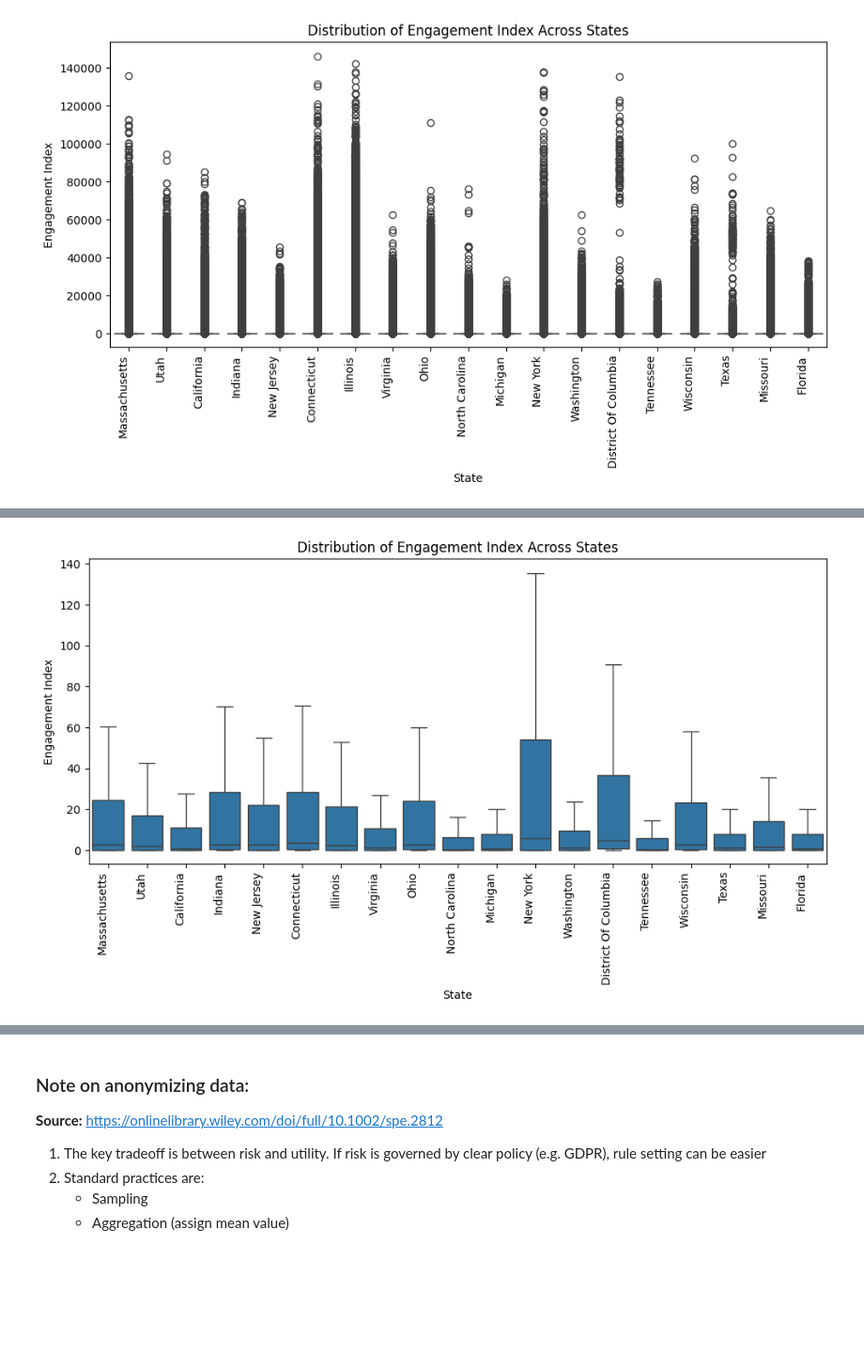
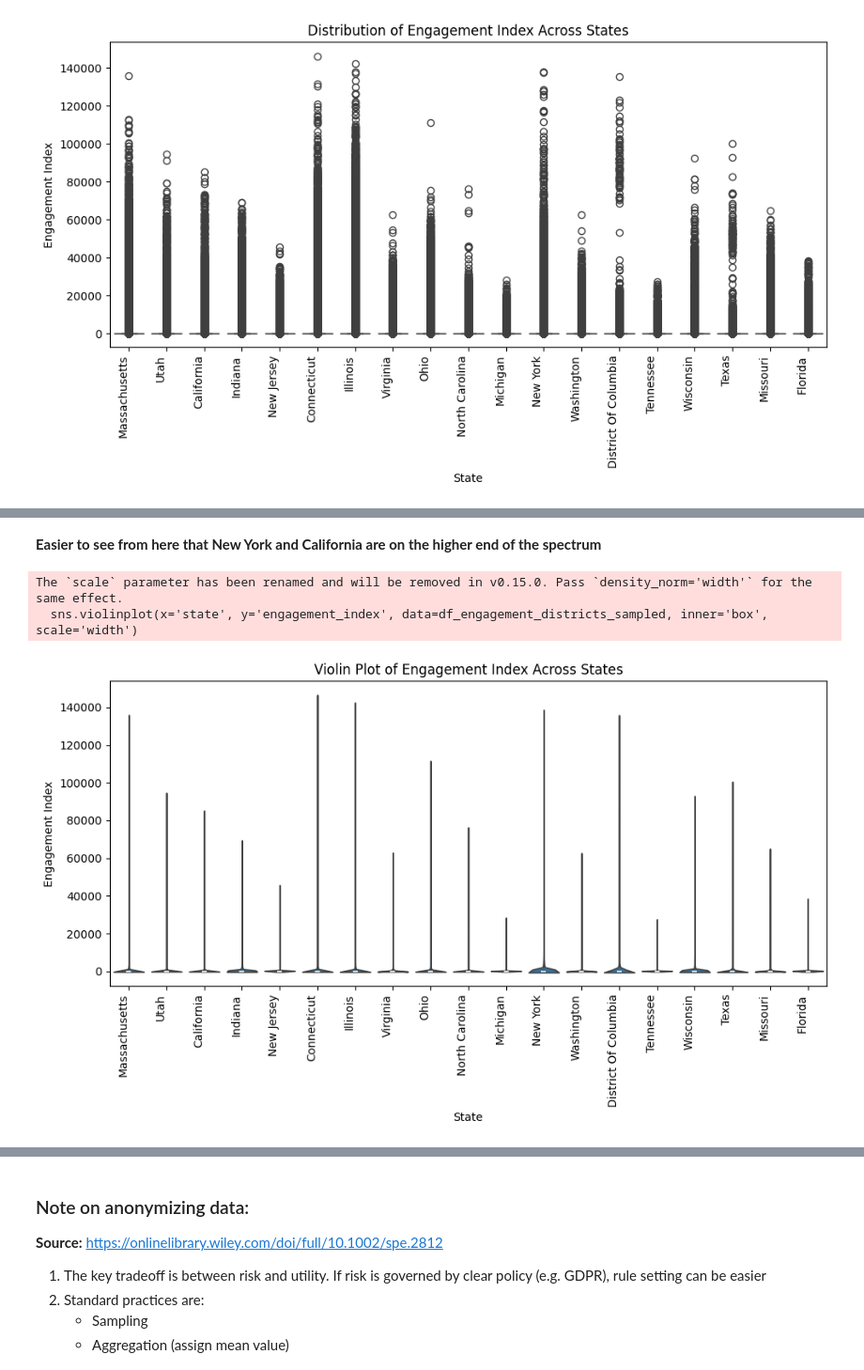
Before and after one commit to eshanprashar/covid_edtech_usage, a Jupyter notebook: code/01_eda_district_info.ipynb, the cells around one changed output, grey strips where cells are left out. Shown at 94% size. Saved outputs shown, nothing was run; the diff lists cells and outputs as text; code cells hidden in the pictures; blank space fills up the shorter version.

```diff
--- a/code/01_eda_district_info.ipynb
+++ b/code/01_eda_district_info.ipynb
@@ -173,10 +167,10 @@ plt.show()
 # %%
 # Removing data for states North Dakota, Arizona and New Hampshire
 states_to_remove = ['North Dakota', 'Arizona', 'New Hampshire', 'Minnesota']
-df_engagement_districts = df_engagement_districts[~df_engagement_districts['state'].isin(states_to_remove)]
+df_engagement_districts_sampled = df_engagement_districts[~df_engagement_districts['state'].isin(states_to_remove)]
 
 # Now check the overall engagement index and examine the box plot
-df_engagement_districts['engagement_index'].describe().round(2)
+df_engagement_districts_sampled['engagement_index'].describe().round(2)
 # %% [output]
 count    11595427.00
 mean          205.46
@@ -209,19 +255,17 @@ plt.show()
+# %% [markdown]
+**Easier to see from here that New York and California are on the higher end of the spectrum**
 # %%
-# Let's draw a box and whisker plot to visualize the distribution of engagement index across states
-plt.close()
+# Exploring other plots to examine outliers: Violin Plot
 plt.figure(figsize=(10, 6))
-sns.boxplot(x='state', y='engagement_index', data=df_engagement_districts, showfliers=False)
+sns.violinplot(x='state', y='engagement_index', data=df_engagement_districts_sampled, inner='box', scale='width')
 
-# Rotate the x labels for better readability
 plt.xticks(rotation=90, ha='right')
-
-# Add title and labels
-plt.title('Distribution of Engagement Index Across States')
+plt.title('Violin Plot of Engagement Index Across States')
 plt.xlabel('State')
 plt.ylabel('Engagement Index')
-
-# Show the plot
 plt.tight_layout()
 plt.show()
 # %% [output]
+The `scale` parameter has been renamed and will be removed in v0.15.0. Pass `density_norm='width'` for the same effect.
+  sns.violinplot(x='state', y='engagement_index', data=df_engagement_districts_sampled, inner='box', scale='width')
-[figure, old version]
+[figure, new version]
```
Also changed, not shown: parts of 17 cells of this notebook, 1 other file.
